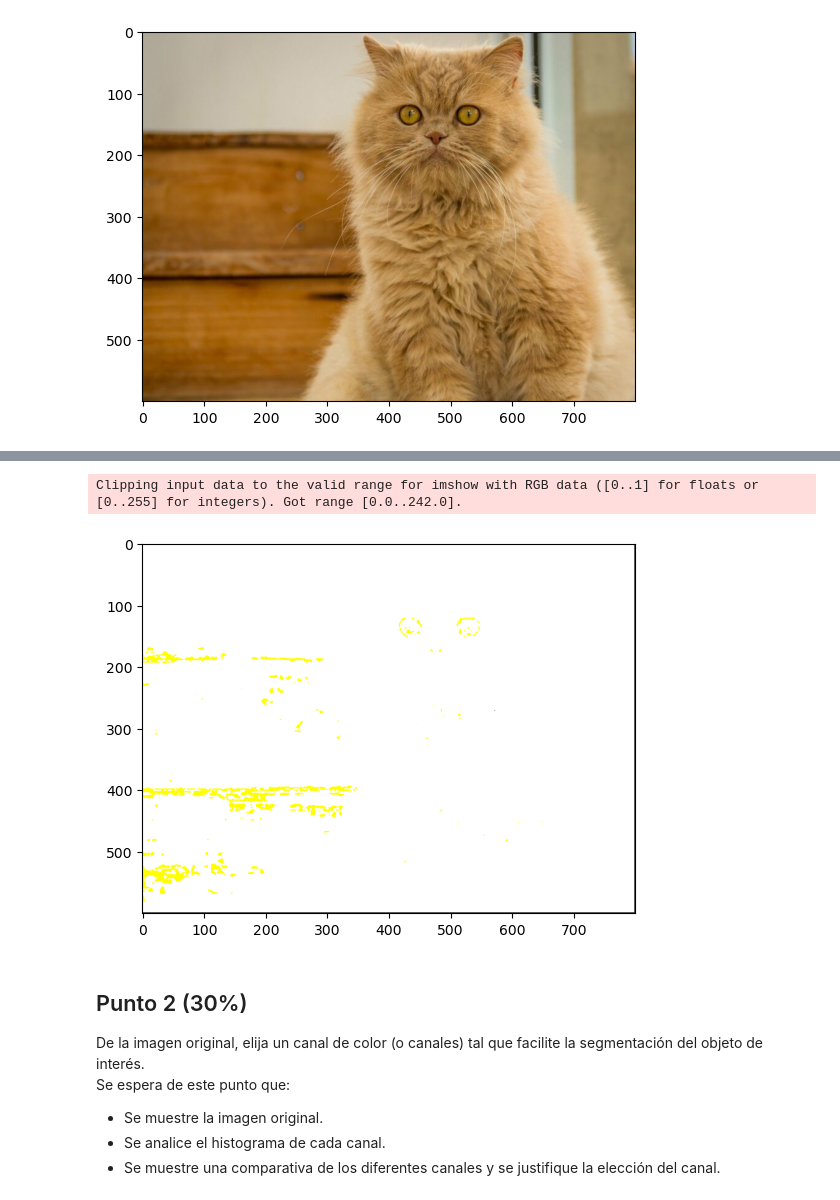
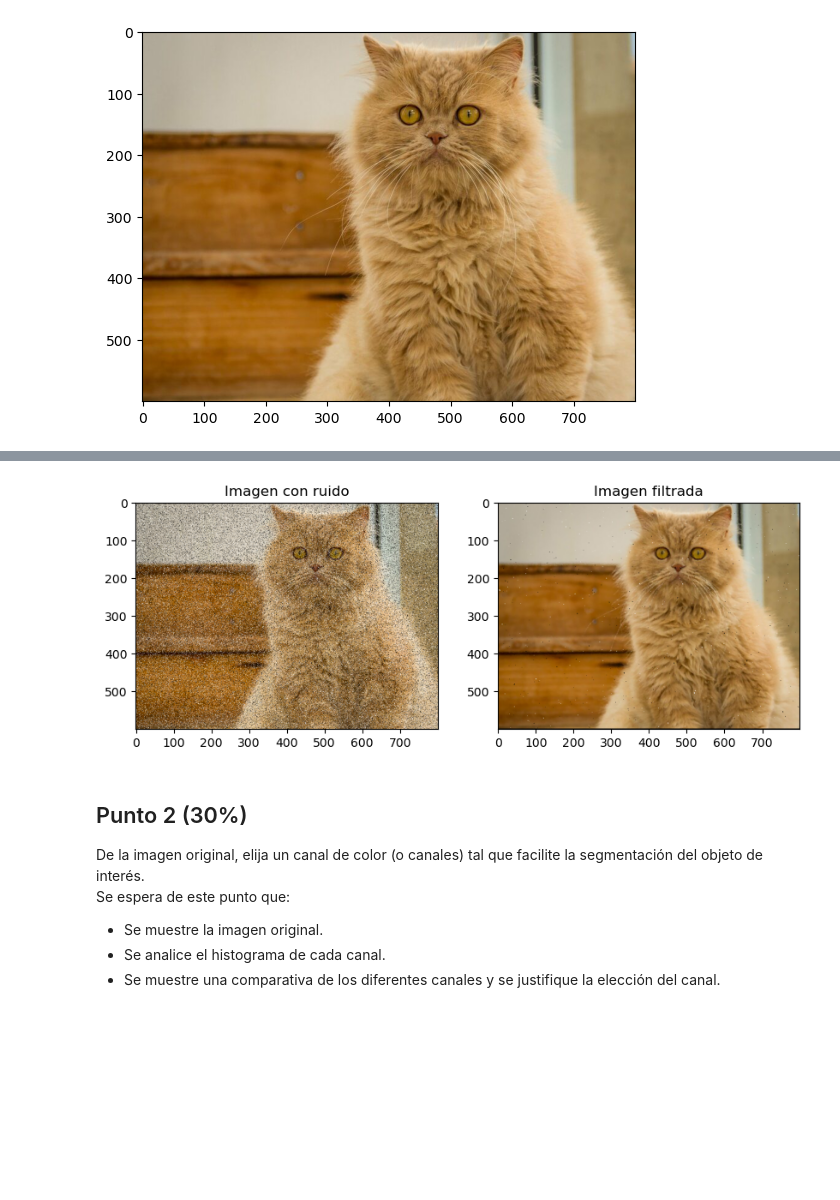
Before and after one commit to MillerQuintero2001/ImageProcessing, a Jupyter notebook: ArtificialVision/Parcial_VA/Examen_corregido.ipynb, the cells around one changed output, grey strips where cells are left out. Cells and saved outputs as stored; diff of their text form; code cells hidden in the pictures; blank space fills up the shorter version.

Commit message:
Correction of partial exam VA
Improving cat segmentation and the stupid error in median filter

```diff
--- a/ArtificialVision/Parcial VA/Examen/Examen.ipynb
+++ b/ArtificialVision/Parcial_VA/Examen_corregido.ipynb
@@ -41,7 +41,7 @@ Resultado esperado: Imagen con ruido Sal y Pimienta y sin ruido Sal y Pimienta,
 # %%
-# El ruido de sal y pimienta consiste baśicamente en pixeles con valores (0,0,0) y (255,255,255)
-# para implementarlo simplemente vamos a crear una función que emplea una distribución de probabilidades
-# aleatorias, la cuál se usara como una "base" de coordenadas de donde un pixel será o no, pixel de sal o pimienta
+"""El ruido de sal y pimienta consiste baśicamente en pixeles con valores (0,0,0) y (255,255,255)
+para implementarlo simplemente vamos a crear una función que emplea una distribución de probabilidades
+aleatorias, la cuál se usara como una "base" de coordenadas de donde un pixel será o no, pixel de sal ó pimienta."""
 def salt_and_pepper(img_input, amount = 0.1):
     # Creamos una copia de la img_input
     img = img_input.copy()
@@ -53,10 +53,12 @@ def salt_and_pepper(img_input, amount = 0.1):
     else:
         pepper = 0
         salt = 255
-    # Creamos nuestro distribución de probabilidades aletoria
+    # Creamos nuestra distribución de probabilidades aletoria
     probs = np.random.random(img.shape[:2])
 
-    # Aplicamos ahora entonces el ruido
+    """Aplicamos ahora entonces el ruido, esto es pimienta para aquellos puntos con probabilidad
+    menor a amount/2, y sal para aquellos con probabilidad mayor a 1 - amount/2, lo cual
+    estadísticamente es como tomar las colas de la distribución de probabilidades"""
     img[probs < amount/2] = pepper
     img[probs > (1 - (amount/2))] = salt
 
@@ -80,10 +103,0 @@ def apply_kernel(img, x, y, r):
-# %%
-def median_filter(img_input, r = 1):
-    img = np.zeros(img_input.shape)
-    # Recorremos todos los valores i,j de la imagen, en el intervalo del radio del kernel
-    #Realizar la operación convolución sobre toda la imagen de entrada
-    for i in range(r,img.shape[0]-r):
-        for j in range(r, img.shape[1]-r):
-            median_value = apply_kernel(img_input, i, j, r)
-            img[i,j] = median_value
-    return img
@@ -108,13 +104,17 @@ plt.imshow(gato_noise);
-# %%
-# Aplicamos sobre la imagen ruidosa entonces, el filtro de mediana usando un radio kernel = 1 (3x3)
-img_filtered = np.zeros(gato_noise.shape)
-img_filtered[:,:,0] = median_filter(gato_noise[:,:,0], 1)
-img_filtered[:,:,1] = median_filter(gato_noise[:,:,1], 1)
-img_filtered[:,:,2] = median_filter(gato_noise[:,:,2], 1)
-plt.imshow(img_filtered);
-# %% [output]
-Clipping input data to the valid range for imshow with RGB data ([0..1] for floats or [0..255] for integers). Got range [0.0..242.0].
-[figure, removed]
+# %%
+# Vamos entonces ahora a implementar la aplicación del ruido sal y pimienta
+gato_noise = salt_and_pepper(gato_rgb, 0.2)
+# Y ahora aplicamos el filtro de mediana
+img_filtered = apply_f_on_rgb(gato_noise, median_filter, 1)
+
+# Visualizamos los resultados
+fig, axes = plt.subplots(1,2, figsize=(10,5))
+axes[0].imshow(gato_noise)
+axes[0].set_title('Imagen con ruido')
+axes[1].imshow(img_filtered)
+axes[1].set_title('Imagen filtrada');
+# %% [output]
+[figure, added]
 # %% [markdown]
 ## Punto 2 (30%)
 De la imagen original, elija un canal de color (o canales) tal que facilite la segmentación del objeto de interés.
```
Also changed, not shown: parts of 18 cells of this notebook, 2 other files.
